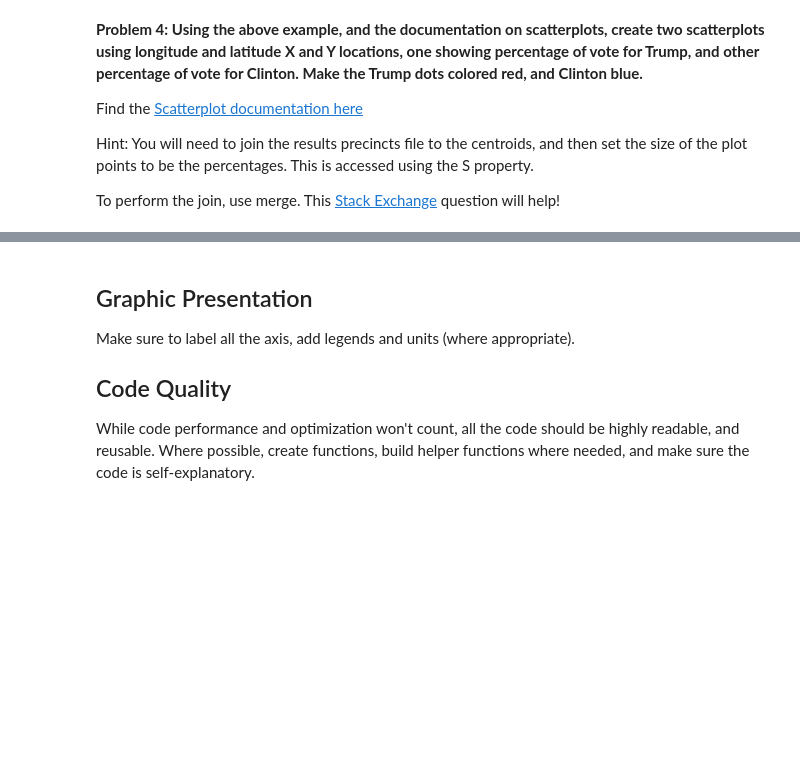
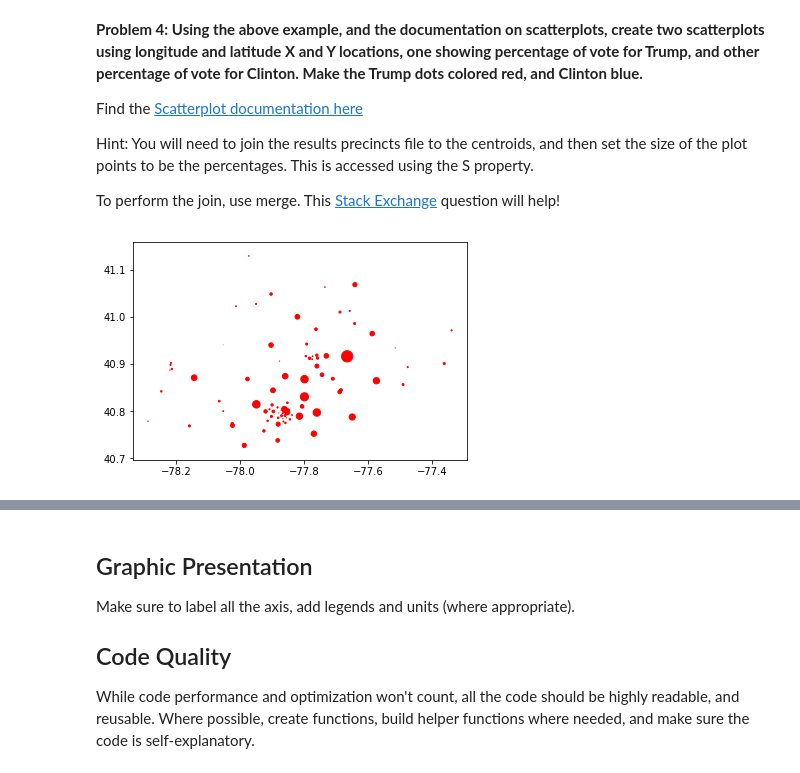
Before and after one commit to stephanietuerk/big-data-spring2017, a Jupyter notebook: week3/PSET_2_Pandas.ipynb, the cells around one changed output, grey strips where cells are left out. Drawn from its saved outputs; the diff is of its cells as text; code cells hidden in the pictures; blank space fills up the shorter version.

```diff
--- a/week3/PSET_2_Pandas.ipynb
+++ b/week3/PSET_2_Pandas.ipynb
@@ -132,0 +243,17 @@ To perform the join, use merge. This [Stack Exchange](http://stackoverflow.com/q
+# %%
+# Map 1: Votes for Trump
+# Add your code below:
+df_res = pd.read_table('data/centrecounty_precinct_results_nov2016.txt', sep=',')
+df_res = df_res[df_res['Candidate'].notnull()]
+df_trump = df_res.loc[df_res['Candidate'].str.contains('TRUMP')]
+df_trump_sm = df_trump[['PrecNo','Count']]
+df_trump_sm
+
+df_precinct_locs = pd.read_table('data/center_county_precinct_centroids.csv', sep=',', low_memory=False)
+df_trump_locs = df_precinct_locs.set_index('Precinct').join(df_trump_sm.set_index('PrecNo'))
+df_trump_locs
+
+plt.scatter(df_precinct_locs['X'],df_precinct_locs['Y'], color='red', s=(df_trump_locs['Count']*df_trump_locs['Count']*df_trump_locs['Count']/10000000))
+plt.show()
+# %% [output]
+[figure, added]
```
Also changed, not shown: parts of 19 cells of this notebook.
